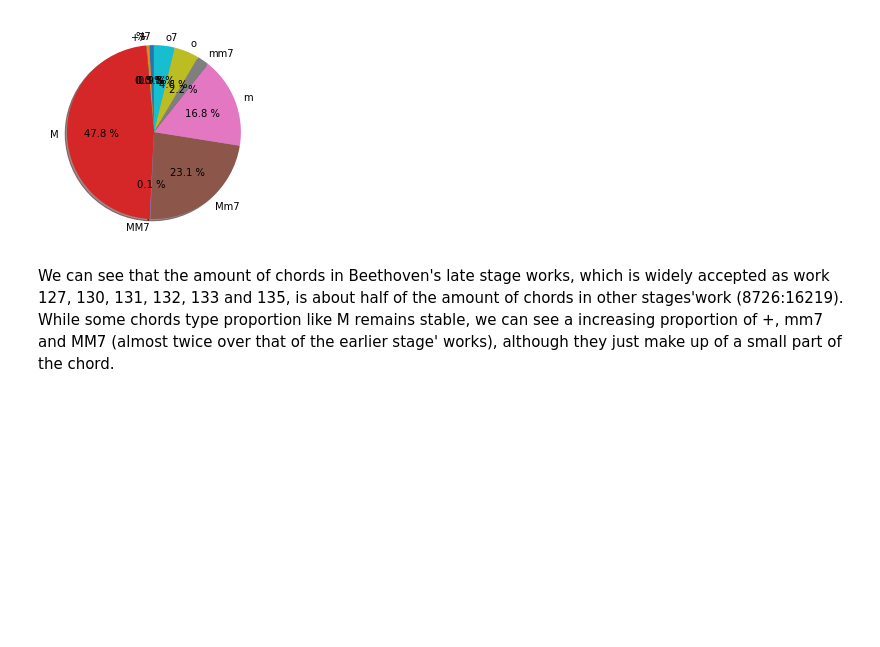
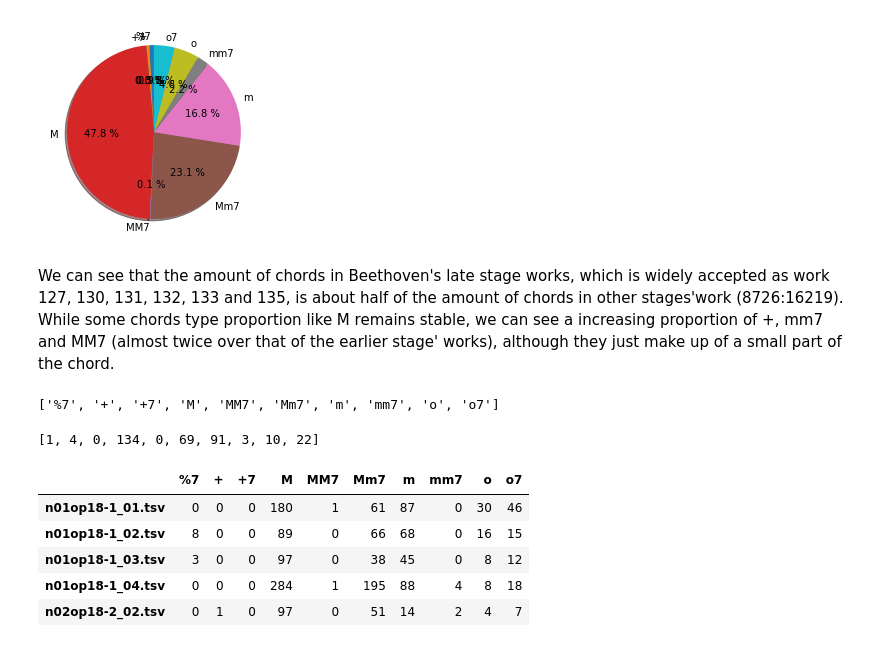
Before and after one commit to neilgogogo/digital_musicology, a Jupyter notebook: Chords counting.ipynb, the cells around one changed output. Saved outputs shown, nothing was run; the diff lists cells and outputs as text; code cells hidden in the pictures; blank space fills up the shorter version.

```diff
--- a/Chords counting.ipynb
+++ b/Chords counting.ipynb
@@ -230,0 +246,8 @@ We can see that the amount of chords in Beethoven's late stage works, which is w
+# %%
+sorted(count_ctype)
+# %% [output]
+['%7', '+', '+7', 'M', 'MM7', 'Mm7', 'm', 'mm7', 'o', 'o7']
+# %%
+chords['n14op131_01.tsv']
+# %% [output]
+[1, 4, 0, 134, 0, 69, 91, 3, 10, 22]
@@ -230,0 +258,9 @@ We can see that the amount of chords in Beethoven's late stage works, which is w
+# %%
+chords_df.head(5)
+# %% [output]
+|  | %7 | + | +7 | M | MM7 | Mm7 | m | mm7 | o | o7 |
+| n01op18-1_01.tsv | 0 | 0 | 0 | 180 | 1 | 61 | 87 | 0 | 30 | 46 |
+| n01op18-1_02.tsv | 8 | 0 | 0 | 89 | 0 | 66 | 68 | 0 | 16 | 15 |
+| n01op18-1_03.tsv | 3 | 0 | 0 | 97 | 0 | 38 | 45 | 0 | 8 | 12 |
+| n01op18-1_04.tsv | 0 | 0 | 0 | 284 | 1 | 195 | 88 | 4 | 8 | 18 |
+| n02op18-2_02.tsv | 0 | 1 | 0 | 97 | 0 | 51 | 14 | 2 | 4 | 7 |
```
Also changed, not shown: parts of 8 cells of this notebook.
